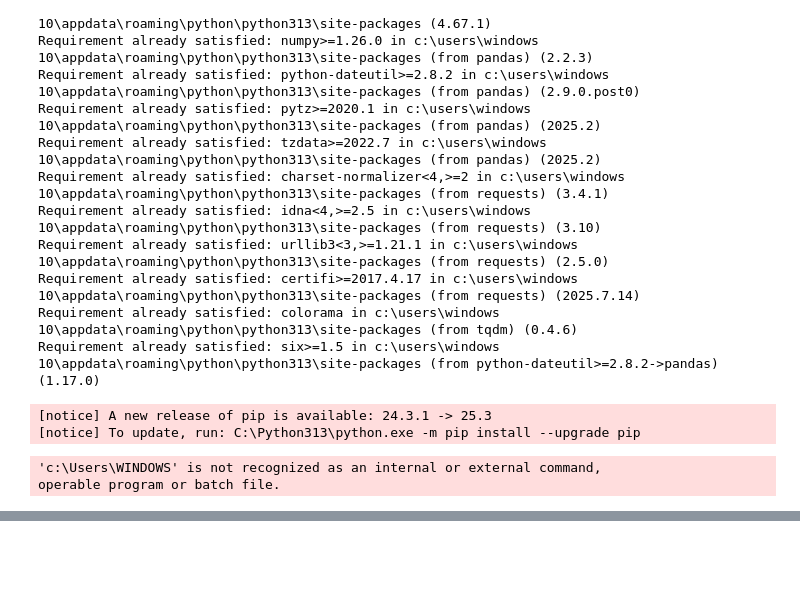
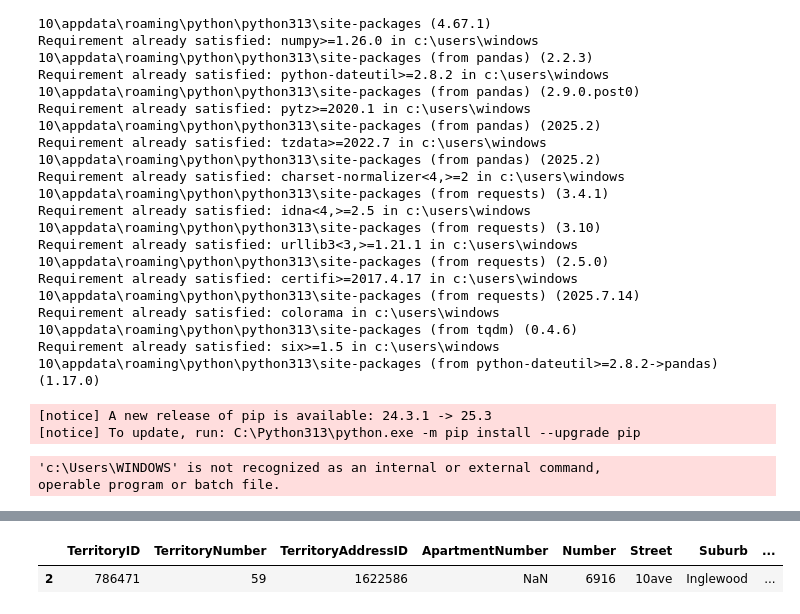
Before and after one commit to jcaMx/nw-standardize-address, a Jupyter notebook: standardize-address.ipynb, the cells around one changed output, grey strips where cells are left out. Saved outputs shown, nothing was run; the diff lists cells and outputs as text; code cells hidden in the pictures; blank space fills up the shorter version.

```diff
--- a/standardize-address.ipynb
+++ b/standardize-address.ipynb
@@ -298,0 +299,84 @@ print("✅ Processing complete! Results saved to standardized_output.csv")
+# %%
+from geopy.distance import geodesic
+from rapidfuzz import fuzz
+import pandas as pd
+import time
+from datetime import datetime
+
+# Load your processed file (replace with the actual output file path)
+df = pd.read_csv("output/standardized_output_20251101_174115.csv")
+
+# --- Sanity check functions ---
+
+def sanity_check_distance(orig_lat, orig_lon, new_lat, new_lon, threshold_km=0.5):
+    """Checks if two coordinates are within threshold_km distance."""
+    try:
+        if not (pd.isna(orig_lat) or pd.isna(orig_lon) or pd.isna(new_lat) or pd.isna(new_lon)):
+            dist = geodesic((float(orig_lat), float(orig_lon)), (float(new_lat), float(new_lon))).km
+            return dist <= threshold_km, round(dist, 3)
+    except:
+        pass
+    return False, None
+
+
+def sanity_check_text(original_street, standardized_street, threshold=80):
+    """Checks text similarity between original and standardized address."""
+    if pd.notna(original_street) and pd.notna(standardized_street):
+        similarity = fuzz.token_set_ratio(str(original_street).lower(), str(standardized_street).lower())
+        return similarity >= threshold, similarity
+    return False, 0
+
+
+def sanity_check_region(orig_city, orig_zip, new_city, new_zip):
+    """Checks if city/ZIP are still consistent."""
+    try:
+        if pd.notna(orig_zip) and pd.notna(new_zip):
+            if str(orig_zip)[:3] != str(new_zip)[:3]:
+                return False
+        if pd.notna(orig_city) and pd.notna(new_city):
+            if orig_city.lower()[:5] != new_city.lower()[:5]:
+                return False
+    except:
+        return False
+    return True
+
+
+# --- Run sanity checks on each row ---
+sanity_results = []
+
+for i, row in df.iterrows():
+    orig_addr = f"{row.get('Number', '')} {row.get('Street', '')}"
+    std_addr = row.get("StandardizedAddress", "")
+    orig_lat, orig_lon = row.get("Latitude", None), row.get("Longitude", None)
+    new_lat, new_lon = row.get("Latitude", None), row.get("Longitude", None)  # can compare fallback if stored separately
+
+    # Check text similarity
+    ok_text, sim_score = sanity_check_text(orig_addr, std_addr)
+
+    # Check distance (if comparing fallback vs original available)
+    ok_dist, distance_km = sanity_check_distance(orig_lat, orig_lon, new_lat, new_lon)
+
+    # Check region consistency
+    ok_region = sanity_check_region(row.get("Suburb", ""), row.get("PostalCode", ""), row.get("Suburb", ""), row.get("PostalCode", ""))
+
+    # Combine results
+    sanity_status = "✅ OK"
+    if not ok_text:
+        sanity_status = f"⚠️ Low text match ({sim_score:.1f}%)"
+    if not ok_region:
+        sanity_status = f"⚠️ Region mismatch"
+    if distance_km and distance_km > 0.5:
+        sanity_status = f"⚠️ Far distance ({distance_km:.2f} km)"
+
+    sanity_results.append(sanity_status)
+
+df["SanityCheck"] = sanity_results
+
+# --- Save sanity-checked output ---
+output_path = "output/sanity_checked_" + datetime.now().strftime("%Y%m%d_%H%M%S") + ".csv"
+df.to_csv(output_path, index=False)
+print(f"✅ Sanity check complete! Results saved to {output_path}")
+
+# --- Optional: Show flagged results ---
+df[df["SanityCheck"].str.contains("⚠️", na=False)]
+# %% [output]
@@ -298,0 +384,2 @@ print("✅ Processing complete! Results saved to standardized_output.csv")
+|  | TerritoryID | TerritoryNumber | TerritoryAddressID | ApartmentNumber | Number | Street | Suburb | ... |
+| 2 | 786471 | 59 | 1622586 | NaN | 6916 | 10ave | Inglewood | ... |
```
Also changed, not shown: parts of 12 cells of this notebook, 20 other files.
